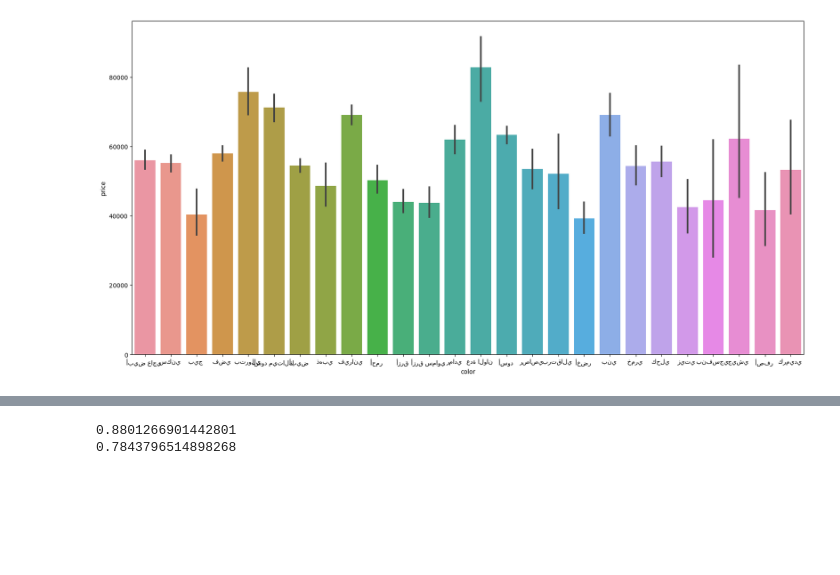
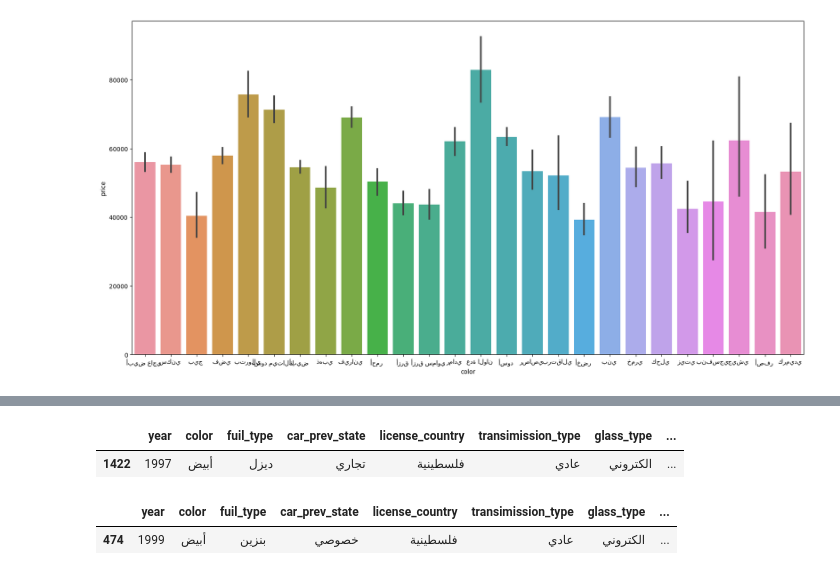
Before and after one commit to mohamadhase/Car-Price-Prediction, a Jupyter notebook: notebooks/car_prediction_v2.ipynb, the cells around one changed output, grey strips where cells are left out. Saved outputs shown, nothing was run; the diff lists cells and outputs as text; code cells hidden in the pictures; blank space fills up the shorter version.

```diff
--- a/notebooks/car_prediction_v2.ipynb
+++ b/notebooks/car_prediction_v2.ipynb
@@ -536,12 +426,12 @@ x_train, x_test, y_train, y_test = train_test_split(car_data.drop('price', axis=
 # %%
-# # KNN
-# from sklearn.neighbors import KNeighborsRegressor
-# from sklearn.model_selection import train_test_split
-# x_train, x_test, y_train, y_test = train_test_split(car_data.drop('price', axis=1), car_data['price'], test_size=0.33, random_state=42)
-# model = KNeighborsRegressor(n_neighbors=5)
-# model.fit(x_train, y_train)
-# print(model.score(x_train, y_train))
-# print(model.score(x_test, y_test))
+x_train, x_test, y_train, y_test = train_test_split(car_data.drop('price', axis=1), car_data['price'], test_size=0.33, random_state=42)
-# %% [output]
-0.8801266901442801
-0.7843796514898268
+# %%
+x_train.head(1)
+# %% [output]
+|  | year | color | fuil_type | car_prev_state | license_country | transimission_type | glass_type | ... |
+| 1422 | 1997 | أبيض | ديزل | تجاري | فلسطينية | عادي | الكتروني | ... |
+# %%
+x_test.head(1)
+# %% [output]
+|  | year | color | fuil_type | car_prev_state | license_country | transimission_type | glass_type | ... |
+| 474 | 1999 | أبيض | بنزين | خصوصي | فلسطينية | عادي | الكتروني | ... |
```
Also changed, not shown: parts of 15 cells of this notebook, 3 other files.
